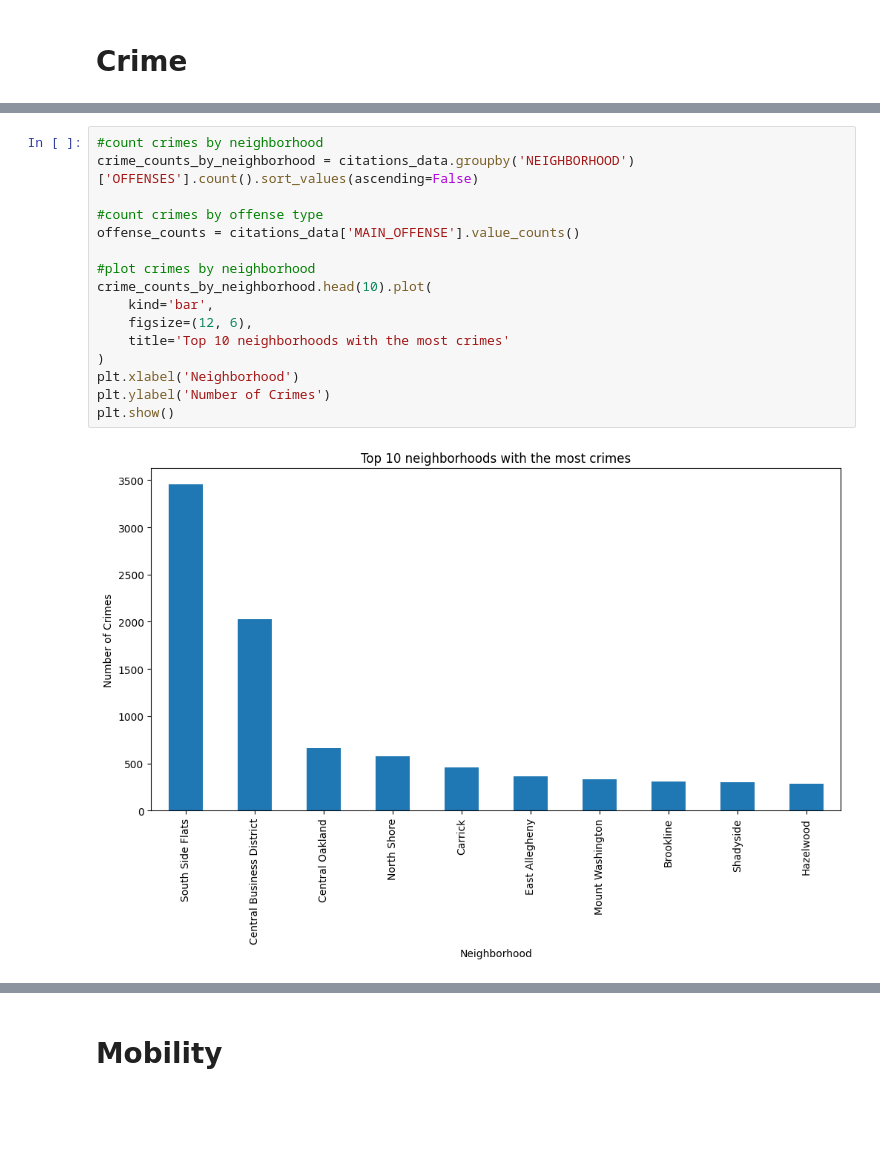
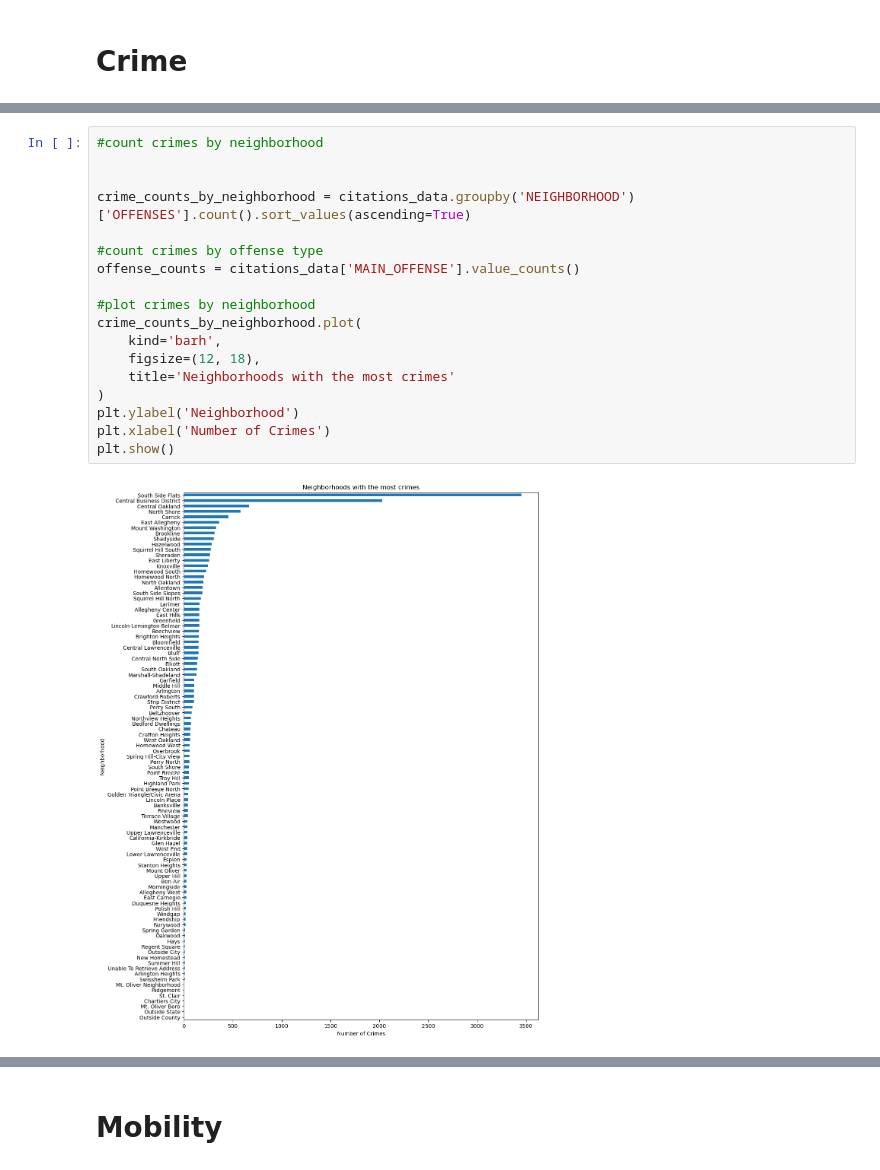
Before and after one commit to Gitter499/best-pitt-neighborhood, a Jupyter notebook: big-ideas-final-project.ipynb, the cells around one changed output, grey strips where cells are left out. Drawn from its saved outputs; the diff is of its cells as text; blank space fills up the shorter version.

```diff
--- a/big-ideas-final-project.ipynb
+++ b/big-ideas-final-project.ipynb
@@ -277,19 +300,21 @@ dtypes: float64(5), int64(2), object(9)
 memory usage: 2.0+ MB
 # %%
 #count crimes by neighborhood
-crime_counts_by_neighborhood = citations_data.groupby('NEIGHBORHOOD')['OFFENSES'].count().sort_values(ascending=False)
+
+
+crime_counts_by_neighborhood = citations_data.groupby('NEIGHBORHOOD')['OFFENSES'].count().sort_values(ascending=True)
 
 #count crimes by offense type
 offense_counts = citations_data['MAIN_OFFENSE'].value_counts()
 
 #plot crimes by neighborhood
-crime_counts_by_neighborhood.head(10).plot(
-    kind='bar',
-    figsize=(12, 6),
-    title='Top 10 neighborhoods with the most crimes'
+crime_counts_by_neighborhood.plot(
+    kind='barh',
+    figsize=(12, 18),
+    title='Neighborhoods with the most crimes'
 )
-plt.xlabel('Neighborhood')
-plt.ylabel('Number of Crimes')
+plt.ylabel('Neighborhood')
+plt.xlabel('Number of Crimes')
 plt.show()
 # %% [output]
-[figure, old version]
+[figure, new version]
```
Also changed, not shown: parts of 30 cells of this notebook, 2 other files.
